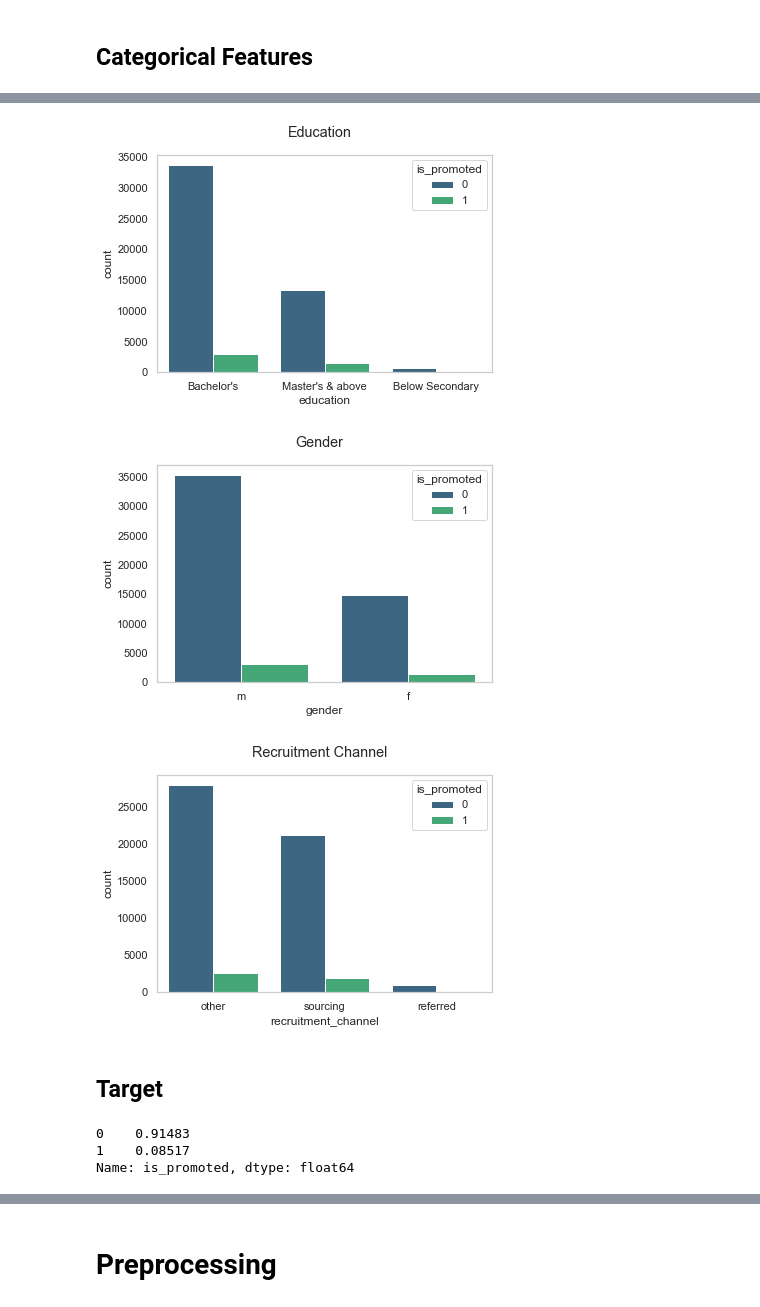
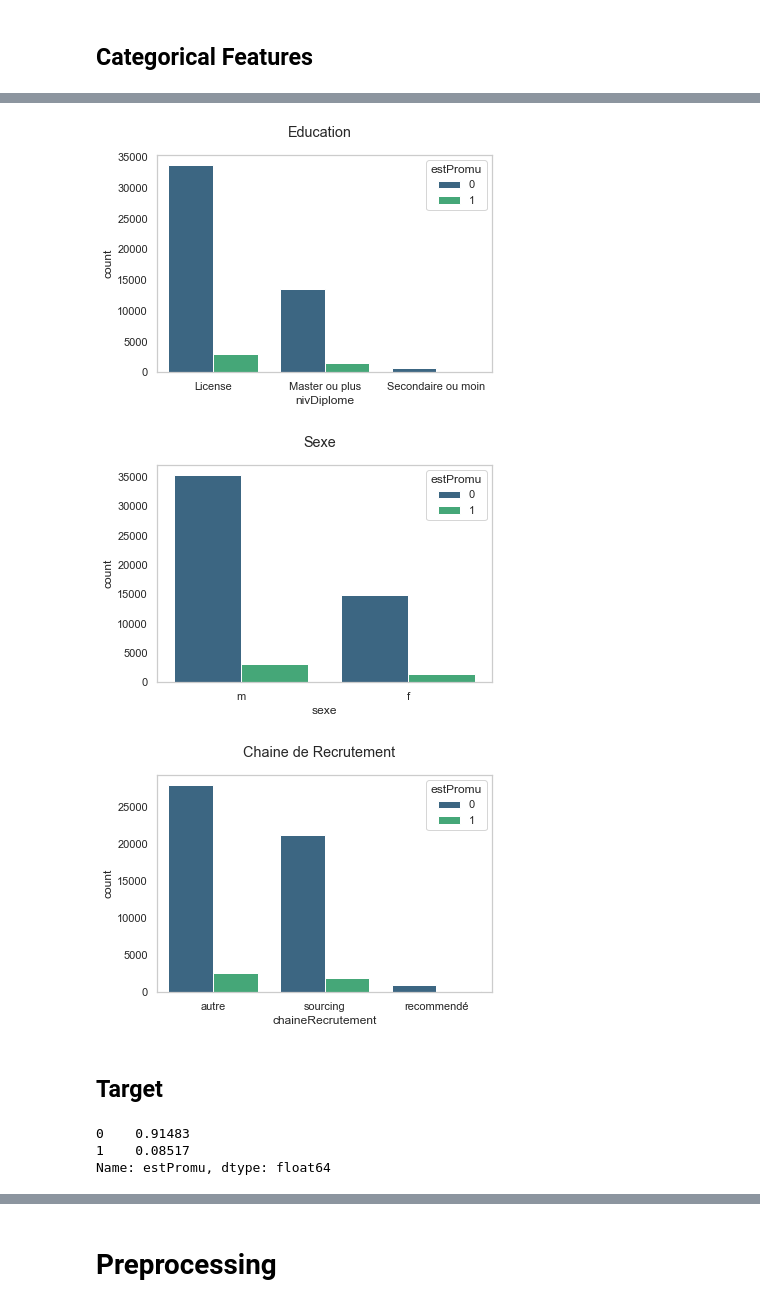
Before and after one commit to AstroNode247/hr-collection, a Jupyter notebook: research_notebook/hr_promotion_adaboost.ipynb, the cells around one changed output, grey strips where cells are left out. Drawn from its saved outputs; the diff is of its cells as text; code cells hidden in the pictures.

```diff
--- a/research_notebook/hr_promotion_adaboost.ipynb
+++ b/research_notebook/hr_promotion_adaboost.ipynb
@@ -6,7 +6,8 @@ import matplotlib.pyplot as plt
 import seaborn as sns
 # %%
 #load data
-train = pd.read_csv('hr-analytics-case-study/employee_promo_train.csv')
+train = pd.read_csv('hr-analytics-case-study/employee_promo_train_fr.csv')
 test = pd.read_csv('hr-analytics-case-study/employee_promo_test.csv')
+train.drop('Unnamed: 0', axis=1, inplace=True)
 train.head()
 # %% [output]
@@ -83,38 +84,38 @@ plt.show()
 # %%
 # categorical features - education
 plt.figure(figsize=(6,4))
-ax = sns.countplot(x="education",data=train, palette="viridis",hue="is_promoted", order = train['education'].value_counts().index)
+ax = sns.countplot(x="nivDiplome",data=train, palette="viridis",hue="estPromu", order = train['nivDiplome'].value_counts().index)
 ax.grid(False)
 plt.suptitle("Education")
 plt.show()
 # %% [output]
-[figure, old version]
+[figure, new version]
 # %%
 # categorical features - gender
 plt.figure(figsize=(6,4))
-ax = sns.countplot(x="gender",data=train, palette="viridis",hue="is_promoted", order=train['gender'].value_counts().index)
+ax = sns.countplot(x="sexe",data=train, palette="viridis",hue="estPromu", order=train['sexe'].value_counts().index)
 sns.set(style="whitegrid")
 ax.grid(False)
-plt.suptitle("Gender")
+plt.suptitle("Sexe")
 plt.show()
 # %% [output]
-[figure, old version]
+[figure, new version]
 # %%
 # categorical features - recruitment_channel
 plt.figure(figsize=(6,4))
-ax = sns.countplot(x="recruitment_channel",data=train, palette="viridis",hue="is_promoted", order=train['recruitment_channel'].value_counts().index)
+ax = sns.countplot(x="chaineRecrutement",data=train, palette="viridis",hue="estPromu", order=train['chaineRecrutement'].value_counts().index)
 ax.grid(False)
 sns.set(style="whitegrid")
-plt.suptitle("Recruitment Channel")
+plt.suptitle("Chaine de Recrutement")
 plt.show()
 # %% [output]
-[figure, old version]
+[figure, new version]
 # %% [markdown]
 ## Target
 # %%
-train.is_promoted.value_counts(normalize=True)
+train.estPromu.value_counts(normalize=True)
 # %% [output]
 0    0.91483
 1    0.08517
-Name: is_promoted, dtype: float64
+Name: estPromu, dtype: float64
 # %%
```
Also changed, not shown: parts of 28 cells of this notebook, 1 other file.
